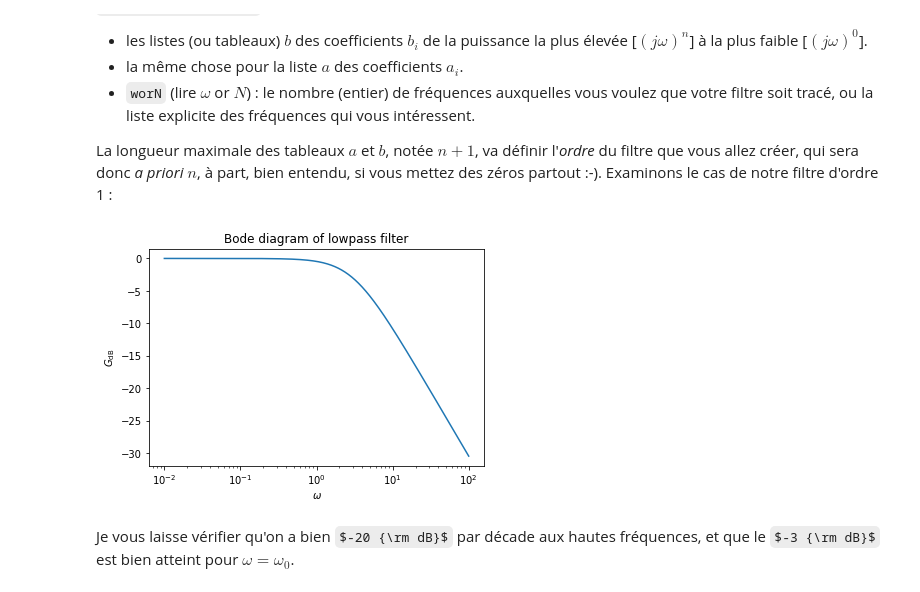
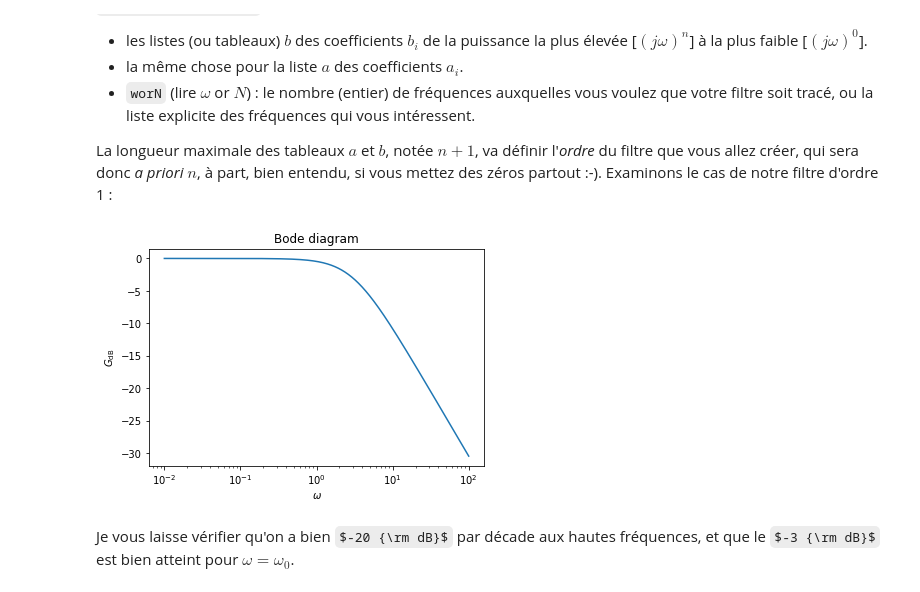
Before and after one commit to bsaintmichel/python-zero, a Jupyter notebook: Application_C_Scipy.ipynb, the cells around one changed output. Cells and saved outputs as stored; diff of their text form; code cells hidden in the pictures; some formulas as TeX source.

```diff
--- a/Application_C_Scipy.ipynb
+++ b/Application_C_Scipy.ipynb
@@ -52,25 +57,25 @@ La longueur maximale des tableaux $a$ et $b$, notée $n+1$, va définir l'_ordre
 # %%
 import scipy.signal as spsi
 import matplotlib.pyplot as plt
 import numpy as np
 
 omega_0 = 3
 a = [1/omega_0,1]
 b = [0,1]
 
 #            b_0 (jw) + b_1           1
 #   H (w) = ----------------- = --------------
 #            a_0 (jw) + a_1       jw/w_0 + 1
 
 w, h_w = spsi.freqs(b,a, worN=np.logspace(-2,2,1000))
 fig, ax = plt.subplots()
 ax.semilogx(w, 20*np.log10(np.abs(h_w)))
 ax.set_title('Bode diagram')
 ax.set_ylabel('$G_{\\rm dB}$')
-ax.set_xlabel('$\omega$')
+ax.set_xlabel('$\\omega$')
 plt.show()
 # %% [output]
-[figure, old version]
+[figure, new version]
 # %% [markdown]
 Je vous laisse vérifier qu'on a bien $-20 {\rm dB}$ par décade aux hautes fréquences, et que le $-3 {\rm dB}$ est bien atteint pour $\omega = \omega_0$.
 # %% [markdown]
```
Also changed, not shown: parts of 16 cells of this notebook, 3 other files.
